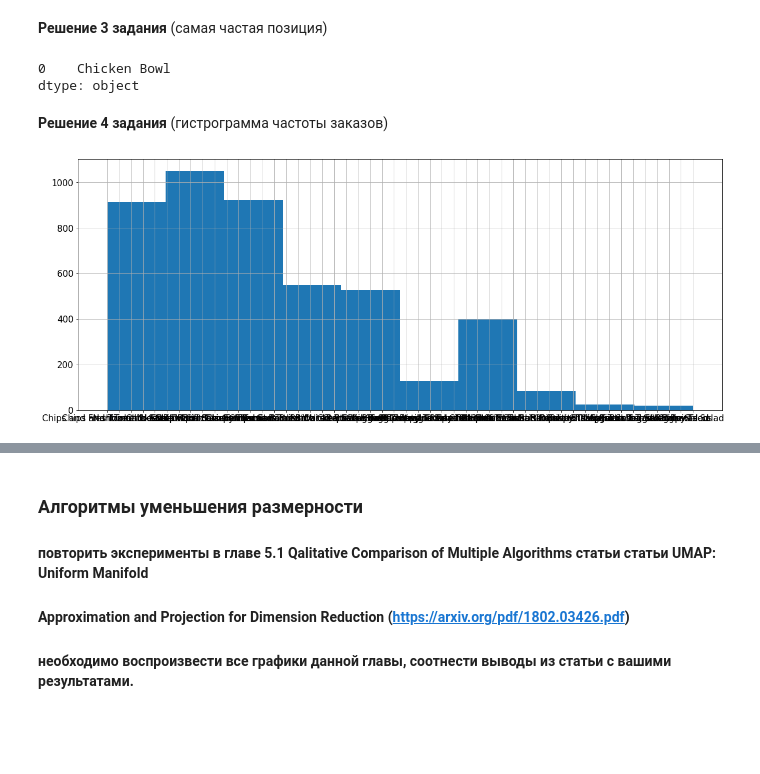
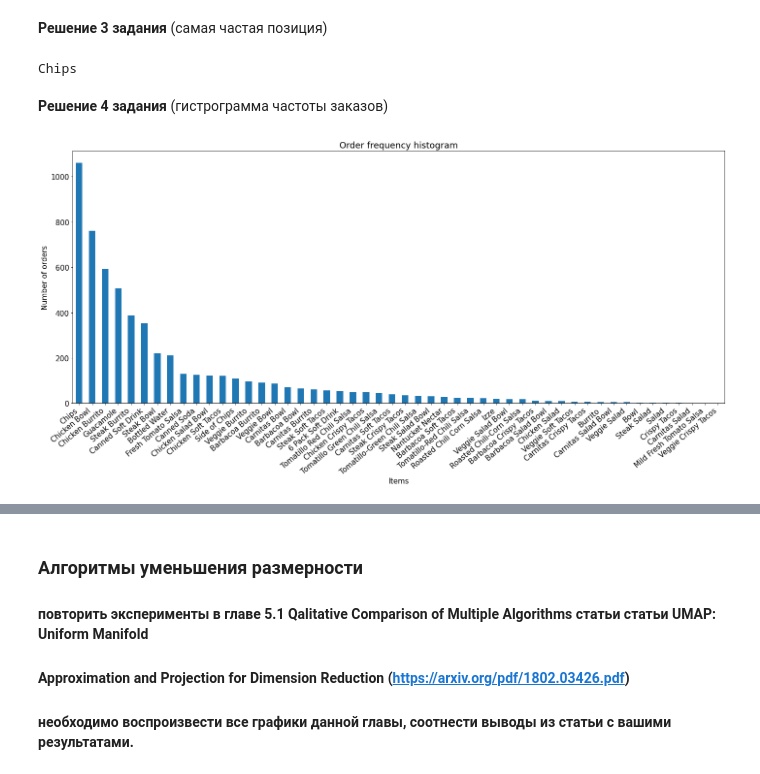
Before and after one commit to Blinova-Olga/intelligent-systems-HW1, a Jupyter notebook: Pandas&DimensionalityReduction.ipynb, the cells around one changed output, grey strips where cells are left out. Saved outputs shown, nothing was run; the diff lists cells and outputs as text; code cells hidden in the pictures; blank space fills up the shorter version.

```diff
--- a/Pandas&DimensionalityReduction.ipynb
+++ b/Pandas&DimensionalityReduction.ipynb
@@ -104,18 +106,21 @@ print(list(df.columns))
 # %% [markdown]
 **Решение 3 задания** (самая частая позиция)
 # %%
-print(df.item_name.mode())
+print(*df.item_name.mode())
 # %% [output]
-0    Chicken Bowl
-dtype: object
+Chips
 # %% [markdown]
 **Решение 4 задания** (гистрограмма частоты заказов)
-# %%
-plt.rcParams['figure.figsize'] = (20, 8)
-plt.rcParams['font.size'] = 15
-
-h = df['item_name'].hist()
-fig = h.get_figure()
-# %% [output]
-[figure, removed]
+# %%
+plt.rcParams['figure.figsize'] = (20, 10)
+plt.rcParams['font.size'] = 15    #шрифт
+group = df.groupby('item_name').quantity.sum().sort_values(ascending=False)
+chart = group.plot(x='item_name', y="quantity", kind="bar", legend=False)
+chart.set_xticklabels(chart.get_xticklabels(), rotation=40, ha="right")
+chart.set(xlabel="Items", ylabel = "Number of orders")
+plt.tight_layout()
+plt.title('Order frequency histogram')
+plt.show()
+# %% [output]
+[figure, added]
 # %%
```
Also changed, not shown: parts of 8 cells of this notebook.
